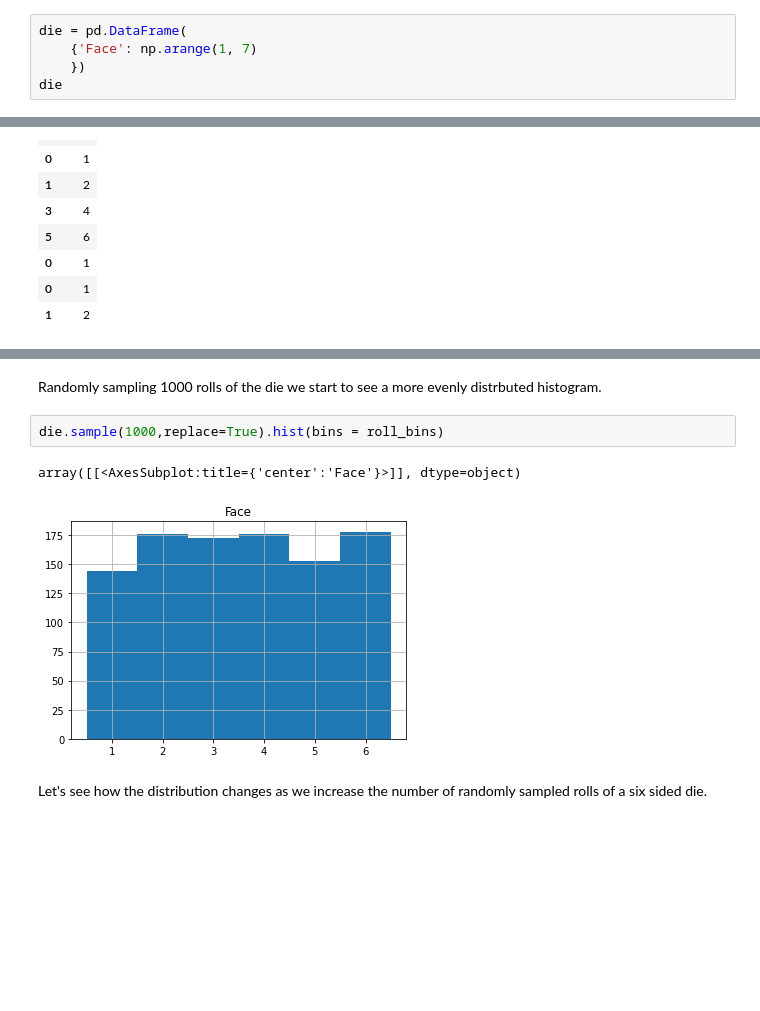
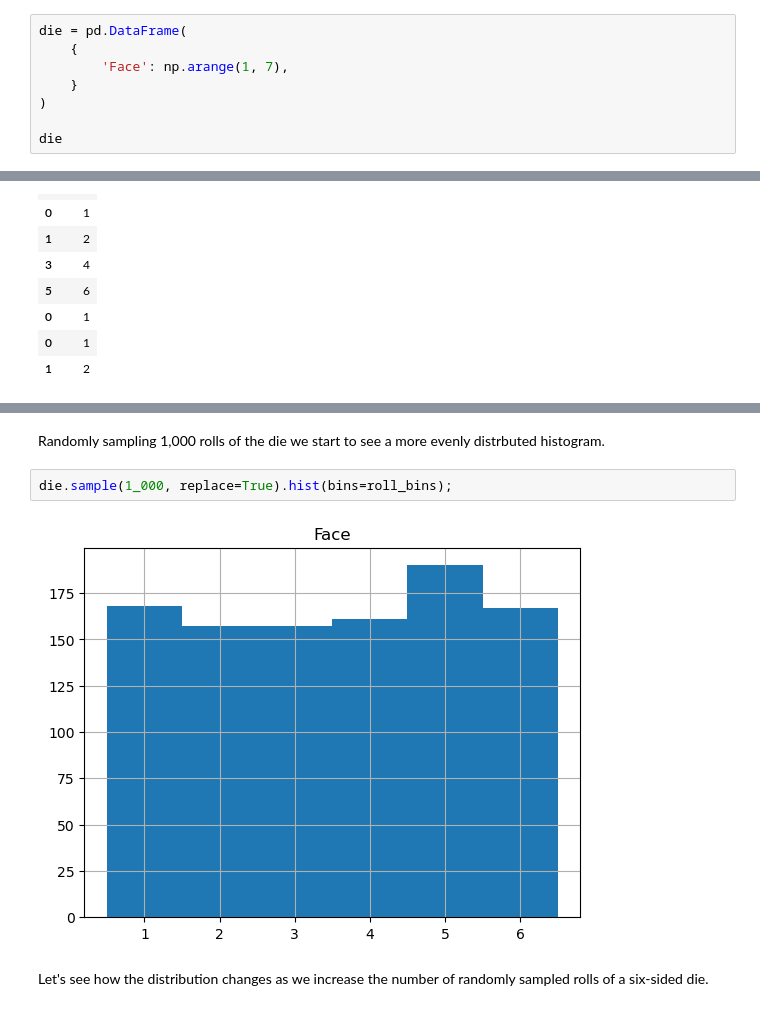
Before and after one commit to uchicago-dsi/textbook-datascience-1, a Jupyter notebook: textbook/09/4/Random_Selection_and_Sampling.ipynb, the cells around one changed output, grey strips where cells are left out. Cells and saved outputs as stored; diff of their text form; blank space fills up the shorter version.

```diff
--- a/textbook/09/4/Random_Selection_and_Sampling.ipynb
+++ b/textbook/09/4/Random_Selection_and_Sampling.ipynb
@@ -9,8 +9,11 @@ import numpy as np
 import pandas as pd
 # %%
 die = pd.DataFrame(
-    {'Face': np.arange(1, 7)
-    })
+    {
+        'Face': np.arange(1, 7),
+    }
+)
+
 die
 # %% [output]
 |  | Face |
@@ -65,10 +76,9 @@ array([[<AxesSubplot:title={'center':'Face'}>]], dtype=object)
 # %% [markdown]
-Randomly sampling 1000 rolls of the die we start to see a more evenly distrbuted histogram.
+Randomly sampling 1,000 rolls of the die we start to see a more evenly distrbuted histogram.
 # %%
-die.sample(1000,replace=True).hist(bins = roll_bins)
+die.sample(1_000, replace=True).hist(bins=roll_bins);
 # %% [output]
-array([[<AxesSubplot:title={'center':'Face'}>]], dtype=object)
-[figure, old version]
+[figure, new version]
 # %% [markdown]
-Let's see how the distribution changes as we increase the number of randomly sampled rolls of a six sided die.
+Let's see how the distribution changes as we increase the number of randomly sampled rolls of a six-sided die.
 # %%
```
Also changed, not shown: parts of 12 cells of this notebook, 8 other files.
